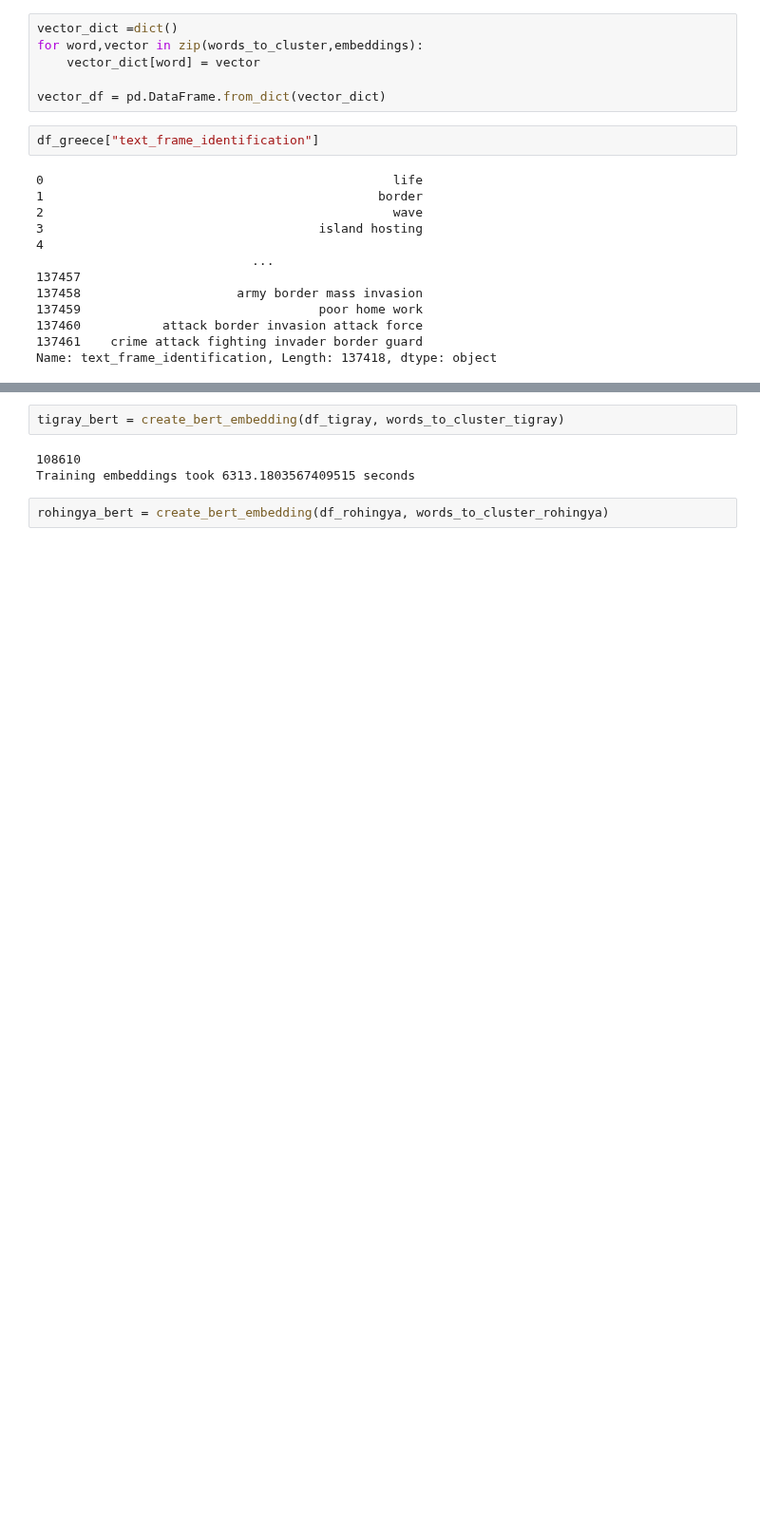
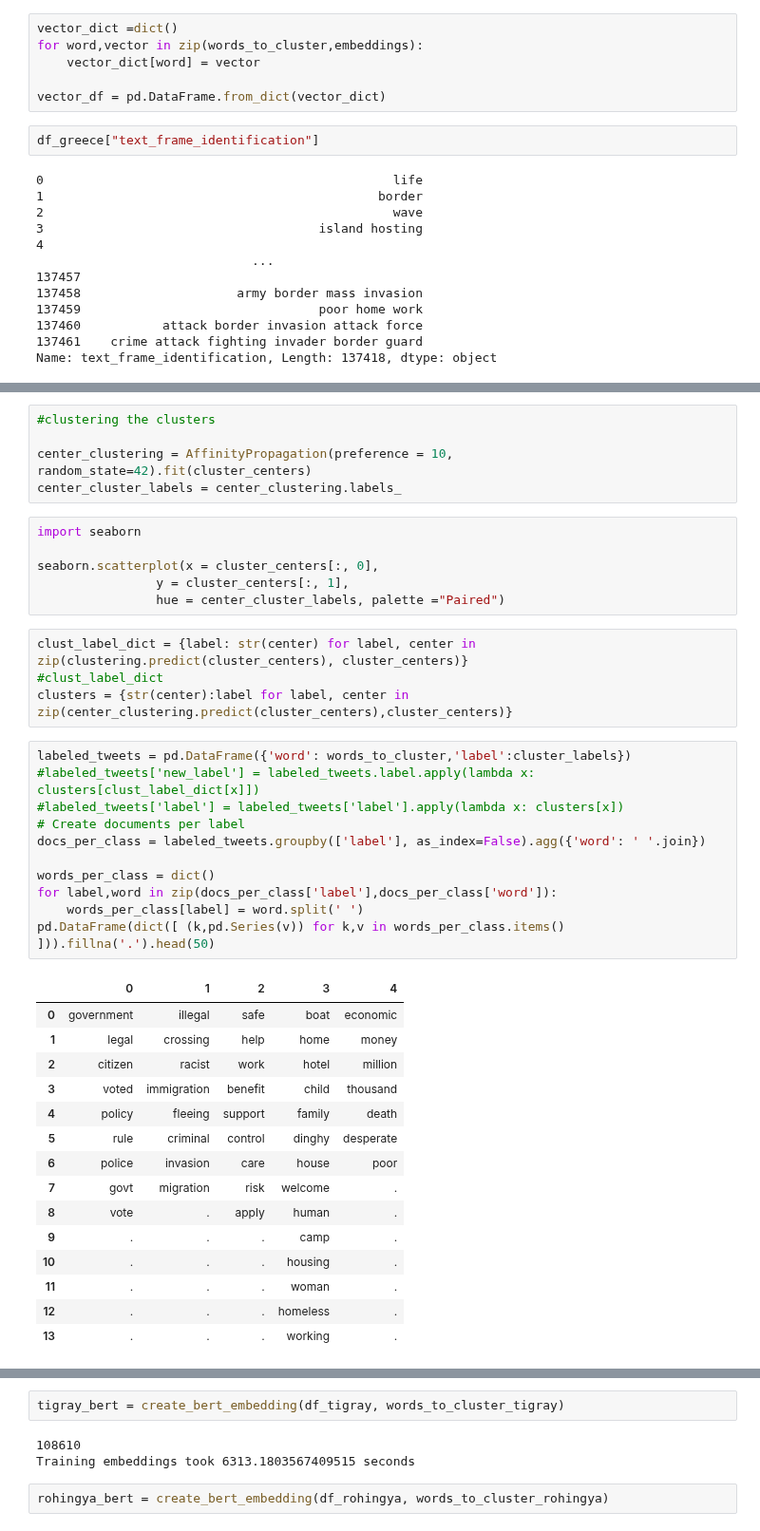
Before and after one commit to janiwo/refugee_project, a Jupyter notebook: Code/06c Frame identification.ipynb, the cells around one changed output, grey strips where cells are left out. Shown at 95% size. Drawn from its saved outputs; the diff is of its cells as text; blank space fills up the shorter version.

```diff
--- a/Code/06c Frame identification.ipynb
+++ b/Code/06c Frame identification.ipynb
@@ -538,0 +829,42 @@ Training embeddings took 17201.172611951828 seconds
+# %%
+#clustering the clusters
+
+center_clustering = AffinityPropagation(preference = 10, random_state=42).fit(cluster_centers)
+center_cluster_labels = center_clustering.labels_
+# %%
+import seaborn
+
+seaborn.scatterplot(x = cluster_centers[:, 0],
+                y = cluster_centers[:, 1],
+                hue = center_cluster_labels, palette ="Paired")
+# %%
+clust_label_dict = {label: str(center) for label, center in zip(clustering.predict(cluster_centers), cluster_centers)}
+#clust_label_dict
+clusters = {str(center):label for label, center in zip(center_clustering.predict(cluster_centers),cluster_centers)}
+# %%
+labeled_tweets = pd.DataFrame({'word': words_to_cluster,'label':cluster_labels})
+#labeled_tweets['new_label'] = labeled_tweets.label.apply(lambda x: clusters[clust_label_dict[x]])
+#labeled_tweets['label'] = labeled_tweets['label'].apply(lambda x: clusters[x])
+# Create documents per label
+docs_per_class = labeled_tweets.groupby(['label'], as_index=False).agg({'word': ' '.join})
+
+words_per_class = dict()
+for label,word in zip(docs_per_class['label'],docs_per_class['word']):
+    words_per_class[label] = word.split(' ')
+pd.DataFrame(dict([ (k,pd.Series(v)) for k,v in words_per_class.items() ])).fillna('.').head(50)
+# %% [output]
+|  | 0 | 1 | 2 | 3 | 4 |
+| 0 | government | illegal | safe | boat | economic |
+| 1 | legal | crossing | help | home | money |
+| 2 | citizen | racist | work | hotel | million |
+| 3 | voted | immigration | benefit | child | thousand |
+| 4 | policy | fleeing | support | family | death |
+| 5 | rule | criminal | control | dinghy | desperate |
+| 6 | police | invasion | care | house | poor |
+| 7 | govt | migration | risk | welcome | . |
+| 8 | vote | . | apply | human | . |
+| 9 | . | . | . | camp | . |
+| 10 | . | . | . | housing | . |
+| 11 | . | . | . | woman | . |
+| 12 | . | . | . | homeless | . |
+| 13 | . | . | . | working | . |
```
Also changed, not shown: parts of 36 cells of this notebook.
